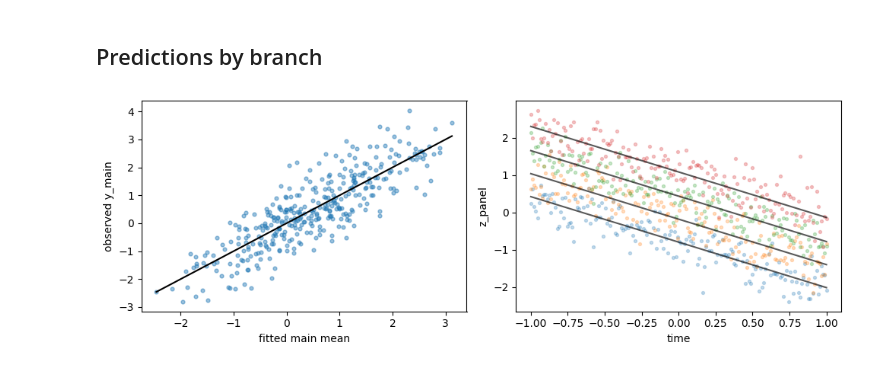
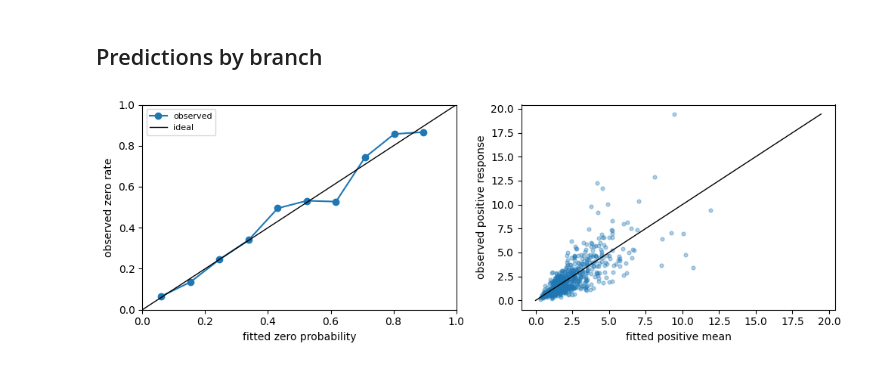
Before and after one commit to liesel-devs/liesel, a Jupyter notebook: docs/source/tutorials/notebooks/10-liesel-optim-advanced.ipynb, the cells around one changed output. Cells and saved outputs as stored; diff of their text form; code cells hidden in the pictures.

```diff
--- a/docs/source/tutorials/notebooks/10-liesel-optim-advanced.ipynb
+++ b/docs/source/tutorials/notebooks/10-liesel-optim-advanced.ipynb
@@ -139,13 +164,11 @@ The `axes` mapping tells the split and batch utilities where the observation dim
 # %%
-axes = {"t_panel": 1, "z_panel": 1}
-observed_keys = ["X_main", "y_main", "t_panel", "z_panel"]
+observed_keys = ["X_zero", "zero_count", "X_pos", "y_pos"]
 
 split = opt.PositionSplit.from_model(
     model,
     position_keys=observed_keys,
     share_validate=0.2,
     share_test=0.1,
-    axes=axes,
     default_axis=0,
     shuffle=True,
     seed=123,
@@ -216,11 +249,10 @@ Passing the `PositionSplitManager` to `LieselOptim` makes the batching side use
 engine = opt.LieselOptim(
     model,
     split=split,
-    batch_size=42,
-    axes=axes,
+    batch_size=96,
     default_axis=0,
-    optimizers=[main_optimizer, panel_optimizer],
-    stopper=opt.Stopper(epochs=300, patience=35, rtol=5e-4),
+    optimizers=[zero_optimizer, positive_optimizer],
+    stopper=opt.Stopper(epochs=250, patience=40, rtol=5e-4),
     seed=321,
 ).build_engine()
 engine.show_progress = False
@@ -333,25 +352,35 @@ pd.DataFrame(
 # %%
 position = result.best_position
 
-beta_hat = np.asarray(position["beta"])
-main_hat = X_main @ beta_hat
+alpha_hat = np.asarray(position["alpha_zero"])
+zero_prob_hat = 1.0 / (1.0 + np.exp(-(X_zero @ alpha_hat)))
 
-alpha_hat = np.asarray(position["alpha"])
-gamma_hat = float(position["gamma"])
-panel_hat = alpha_hat[:, None] + gamma_hat * t_panel
+beta_hat = np.asarray(position["beta_pos"])
+positive_mean_hat = np.exp(X_pos @ beta_hat)
 
 fig, axes = plt.subplots(1, 2, figsize=(10, 3.5))
-axes[0].scatter(main_hat, y_main, s=12, alpha=0.45)
-axes[0].plot([main_hat.min(), main_hat.max()], [main_hat.min(), main_hat.max()], color="black")
-axes[0].set_xlabel("fitted main mean")
-axes[0].set_ylabel("observed y_main")
 
-for series in range(n_series):
-    axes[1].scatter(time_grid, z_panel[series], s=8, alpha=0.25)
-    axes[1].plot(time_grid, panel_hat[series], color="black", alpha=0.65)
-axes[1].set_xlabel("time")
-axes[1].set_ylabel("z_panel")
+prob_bins = np.linspace(zero_prob_hat.min(), zero_prob_hat.max(), 11)
+prob_centers = 0.5 * (prob_bins[:-1] + prob_bins[1:])
+empirical_zero_rates = [
+    zero_count[(zero_prob_hat >= lo) & (zero_prob_hat < hi)].mean()
+    for lo, hi in zip(prob_bins[:-1], prob_bins[1:])
+]
+axes[0].plot(prob_centers, empirical_zero_rates, marker="o", label="observed")
+axes[0].plot([0.0, 1.0], [0.0, 1.0], color="black", linewidth=1.0, label="ideal")
+axes[0].set_xlim(0.0, 1.0)
+axes[0].set_ylim(0.0, 1.0)
+axes[0].set_xlabel("fitted zero probability")
+axes[0].set_ylabel("observed zero rate")
+axes[0].legend(fontsize=8)
+
+axes[1].scatter(positive_mean_hat, y_pos, s=12, alpha=0.35)
+limit = max(float(positive_mean_hat.max()), float(y_pos.max()))
+axes[1].plot([0.0, limit], [0.0, limit], color="black", linewidth=1.0)
+axes[1].set_xlabel("fitted positive mean")
+axes[1].set_ylabel("observed positive response")
+
 plt.tight_layout()
 plt.show()
 # %% [output]
-[figure, old version]
+[figure, new version]
```
Also changed, not shown: parts of 20 cells of this notebook, 1 other file.
